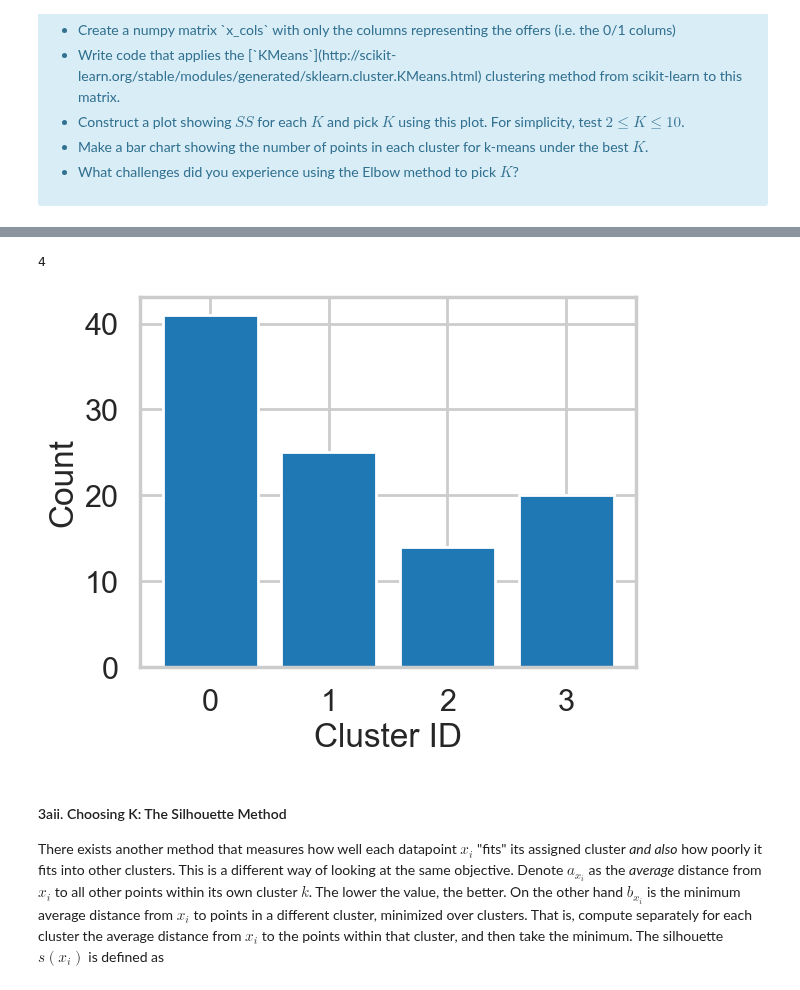
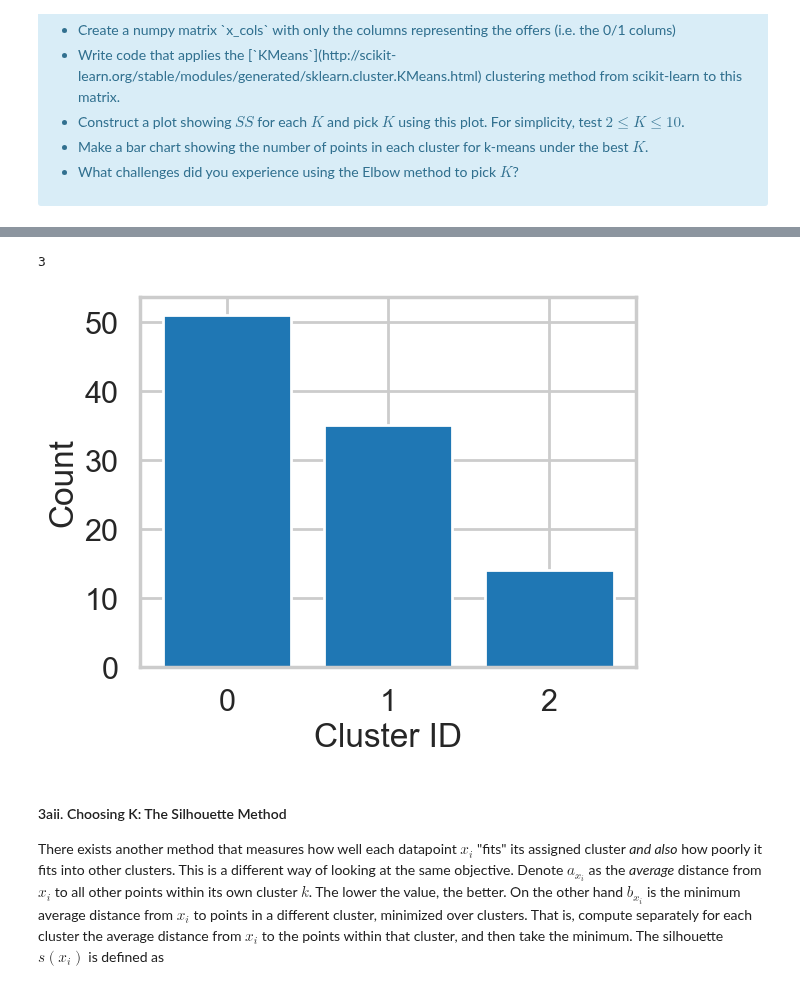
Before and after one commit to tennisvs/Springboard, a Jupyter notebook: Homework/Clustering_Case_Study_updated_10_15_2020/Clustering Case Study - Customer Segmentation with K-Means - Tier 3.ipynb, the cells around one changed output, grey strips where cells are left out. Drawn from its saved outputs; the diff is of its cells as text; code cells hidden in the pictures.

```diff
--- a/Homework/Clustering_Case_Study_updated_10_15_2020/Clustering Case Study - Customer Segmentation with K-Means - Tier 3.ipynb
+++ b/Homework/Clustering_Case_Study_updated_10_15_2020/Clustering Case Study - Customer Segmentation with K-Means - Tier 3.ipynb
@@ -167,20 +167,20 @@ Text(0, 0.5, 'Sum of Squares')
 # %%
-best_K = 4
+best_K = 3
 centroids_best_K =k_centroids[str(best_K)]
 counts = np.bincount(centroids_best_K)
 print(len(counts))
 
 # Call bar() on plt, with parameters range(best_K), counts, and align = 'center'
 plt.bar(range(best_K), counts, align = 'center')
 
 # Label the axes
 plt.xlabel("Cluster ID")
 plt.ylabel("Count")
 plt.xticks(range(best_K))
 plt.show()
 # %% [output]
-4
+3
-[figure, old version]
+[figure, new version]
 # %% [markdown]
 #### 3aii. Choosing K: The Silhouette Method
 
```
Also changed, not shown: parts of 9 cells of this notebook.
